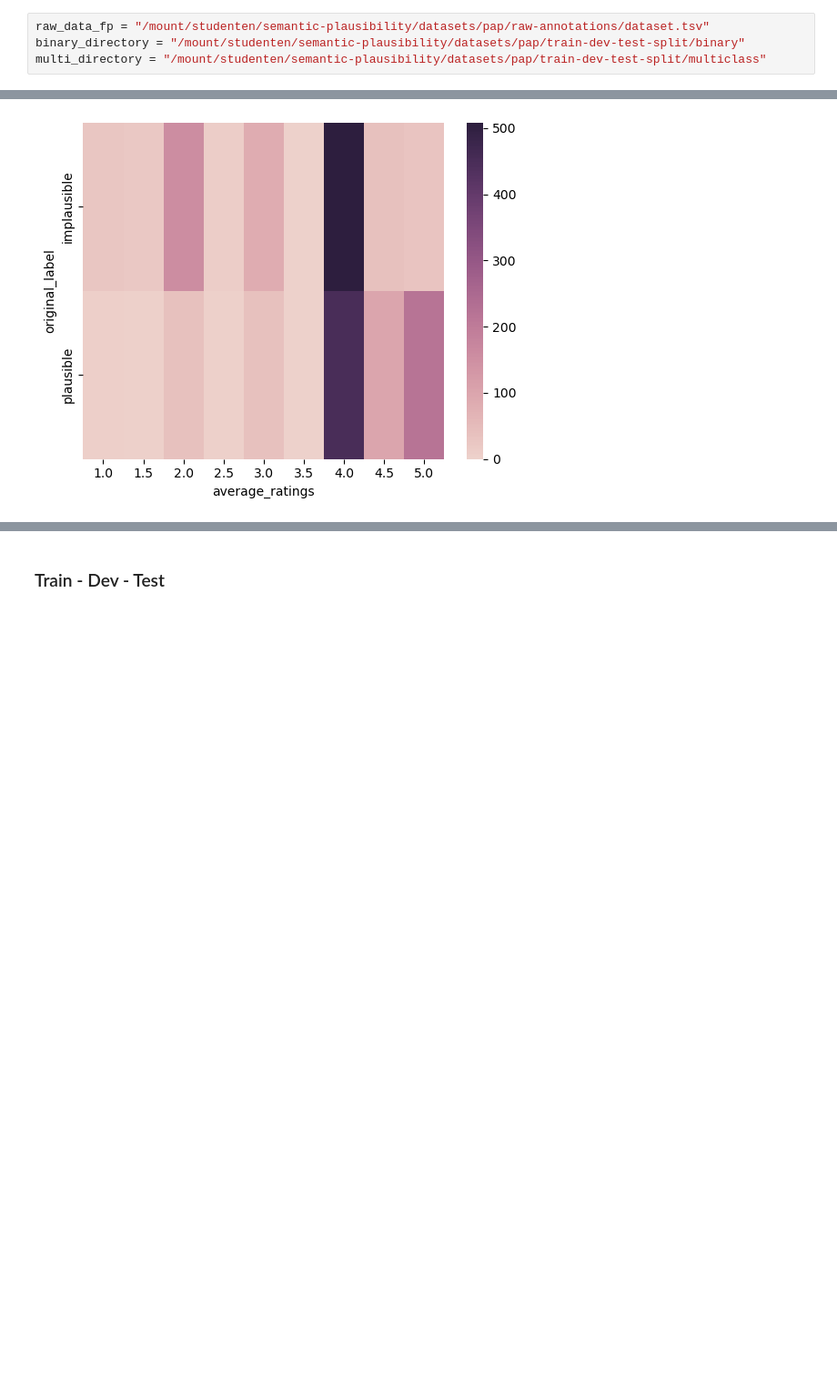
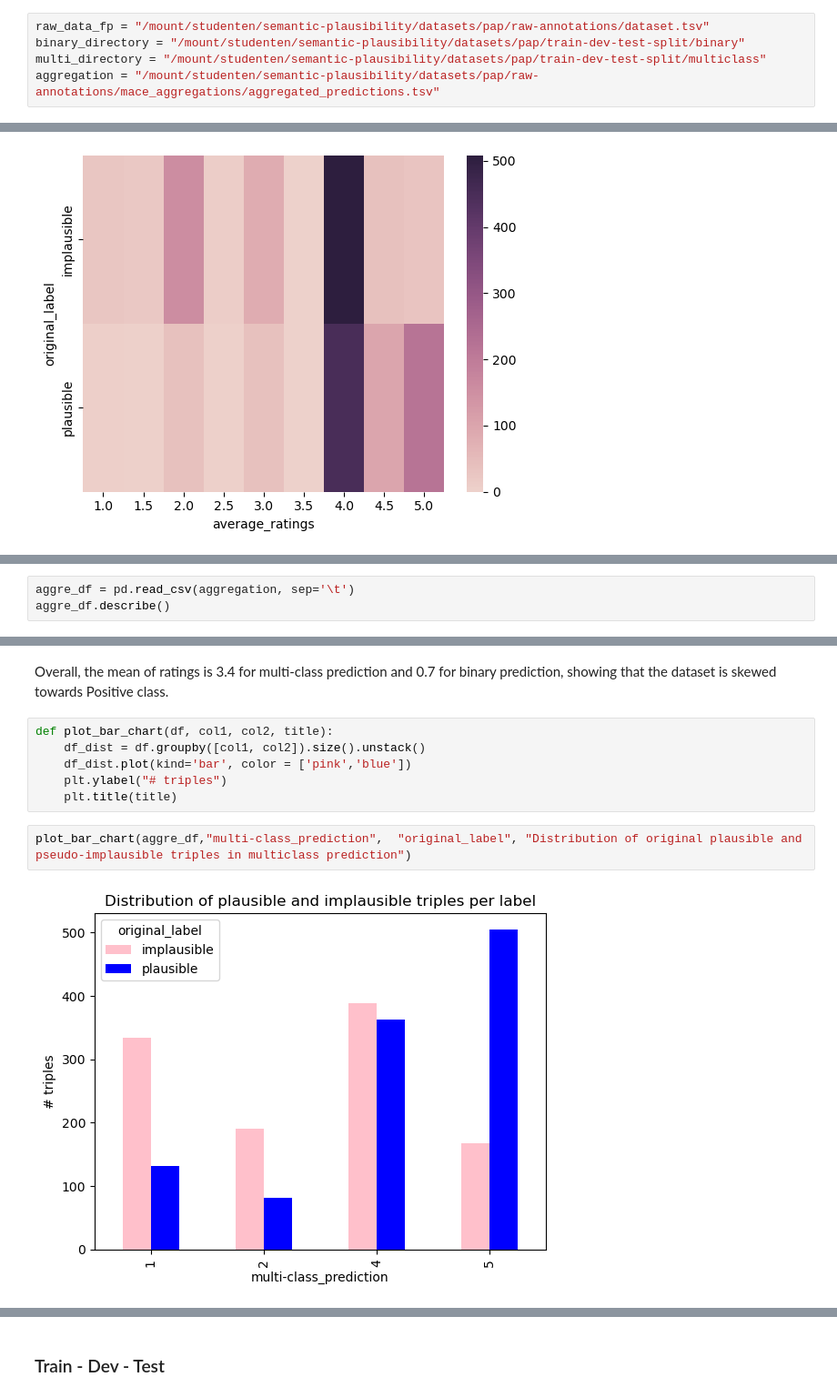
Before and after one commit to chihyi-lin/semantic-plausibility-datasets, a Jupyter notebook: data_analysis/PAP.ipynb, the cells around one changed output, grey strips where cells are left out. Shown at 91% size. Cells and saved outputs as stored; diff of their text form; blank space fills up the shorter version.

Commit message:
aggreation labels

```diff
--- a/data_analysis/PAP.ipynb
+++ b/data_analysis/PAP.ipynb
@@ -44,5 +42,6 @@ test.csv
 raw_data_fp = "/mount/studenten/semantic-plausibility/datasets/pap/raw-annotations/dataset.tsv"
 binary_directory = "/mount/studenten/semantic-plausibility/datasets/pap/train-dev-test-split/binary"
 multi_directory = "/mount/studenten/semantic-plausibility/datasets/pap/train-dev-test-split/multiclass"
+aggregation = "/mount/studenten/semantic-plausibility/datasets/pap/raw-annotations/mace_aggregations/aggregated_predictions.tsv"
 # %% [markdown]
 ### Raw annotation
@@ -168,0 +159,3 @@ sns.heatmap(rating_df, cmap=sns.cubehelix_palette(as_cmap=True))
+# %%
+aggre_df = pd.read_csv(aggregation, sep='\t')
+aggre_df.describe()
@@ -168,0 +181,12 @@ sns.heatmap(rating_df, cmap=sns.cubehelix_palette(as_cmap=True))
+# %% [markdown]
+Overall, the mean of ratings is 3.4 for multi-class prediction and 0.7 for binary prediction, showing that the dataset is skewed towards Positive class.
+# %%
+def plot_bar_chart(df, col1, col2, title):
+    df_dist = df.groupby([col1, col2]).size().unstack()
+    df_dist.plot(kind='bar', color = ['pink','blue'])
+    plt.ylabel("# triples")
+    plt.title(title)
+# %%
+plot_bar_chart(aggre_df,"multi-class_prediction",  "original_label", "Distribution of original plausible and pseudo-implausible triples in multiclass prediction")
+# %% [output]
+[figure, added]
```
Also changed, not shown: parts of 14 cells of this notebook.
